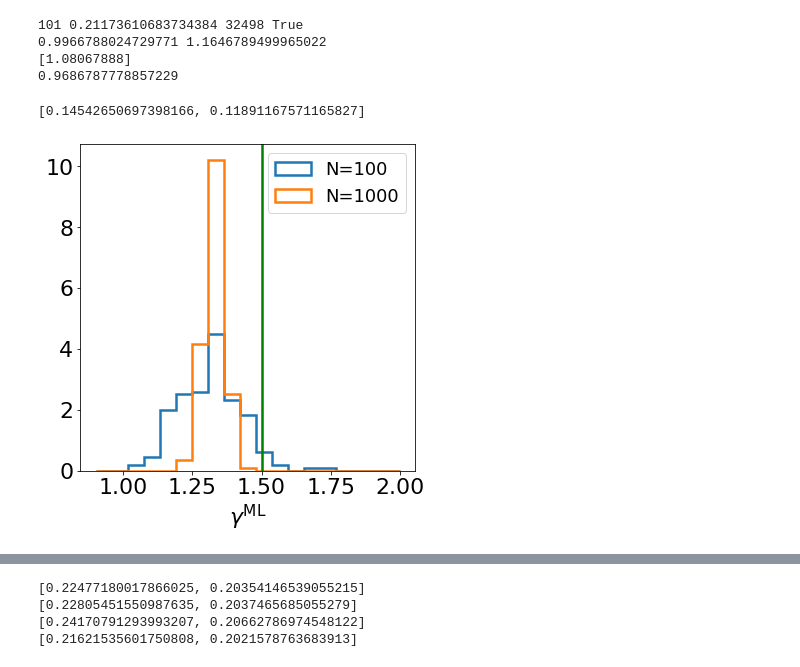
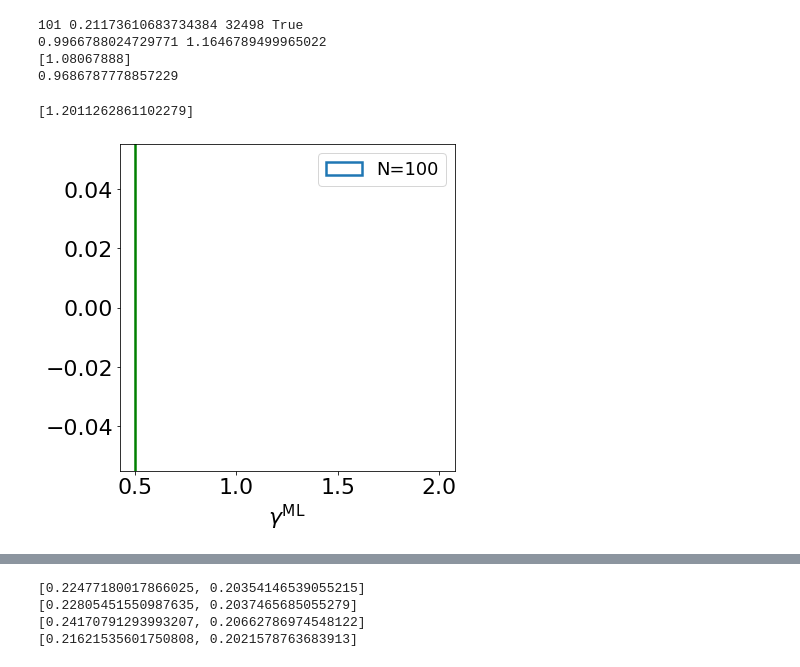
Before and after one commit to mariabenitocst/exoplanets, a Jupyter notebook: jupyter-notebook/testing_2.0.ipynb, the cells around one changed output, grey strips where cells are left out. Drawn from its saved outputs; the diff is of its cells as text; code cells hidden in the pictures.

```diff
--- a/jupyter-notebook/testing_2.0.ipynb
+++ b/jupyter-notebook/testing_2.0.ipynb
@@ -1156,18 +1156,22 @@ array([368.62003601, 327.9049715 , 346.21756213, 371.7328469 ,
        366.85575249, 366.17390798, 348.22931037, 366.52890302,
        368.36362915, 324.97354854, 360.51163611, 365.77764538])
 # %%
-filepath = "/home/mariacst/exoplanets/debug/multinest/power_law/non_linear/out/"
-#filepath = "/home/mariacst/exoplanets/debug/multinest/power_law/out/"
-rank = 25; gamma=0.5; rs=20.
-_file = filepath + "%i/T650_multinest_N1000_sigma0.3_gamma%.1f_rs%.1f_v%ipost_equal_weights.dat"%(rank, gamma, rs, rank)
+filepath = "/hdfs/local/mariacst/2022_exoplanets/results/baseline/"
+rank =1; gamma=1.5; rs=5.
+_file = filepath + "%i/baseline_log_N1000_sigma0.1_gamma%.1f_rs%.1f_v%ipost_equal_weights.dat"%(rank, gamma, rs, rank)
 samples = np.genfromtxt(_file, unpack=True)
 
-_file = filepath + "wider/%i/T650_multinest_N100_sigma0.3_gamma%.1f_rs%.1f_v%ipost_equal_weights.dat"%(rank, gamma, rs, rank)
+#filepath = "/home/mariacst/exoplanets/running/baseline/out/log/"
+_file = filepath + "%i/baseline_log_N1000_sigma0.3_gamma%.1f_rs%.1f_v%ipost_equal_weights.dat"%(rank, gamma, rs, rank)
+samples1 = np.genfromtxt(_file, unpack=True)
+
+gamma=0.8
+_file = filepath + "%i/baseline_log_N1000_sigma0.1_gamma%.1f_rs%.1f_v%ipost_equal_weights.dat"%(rank, gamma, rs, rank)
 samples2 = np.genfromtxt(_file, unpack=True)
 
-#rank=87
-#_file    = filepath + "%i/T650_multinest_N1000_gamma%.1f_rs5.0_v%ipost_equal_weights.dat"%(rank, gamma, rank)
-#samples3 = np.genfromtxt(_file, unpack=True)
+#filepath = "/home/mariacst/exoplanets/running/baseline/out/log/"
+_file = filepath + "%i/baseline_log_N1000_sigma0.3_gamma%.1f_rs%.1f_v%ipost_equal_weights.dat"%(rank, gamma, rs, rank)
+samples3 = np.genfromtxt(_file, unpack=True)
 # %%
 fig, ax = plt.subplots(1, 1, figsize=(10, 10))
 ax.scatter(samples[0], samples[1], marker="x", s=0.1, color="blue")
@@ -1313,31 +1318,31 @@ def return_MAP(samples, nbins=50):
 # %%
-path = "/hdfs/local/mariacst/exoplanets/results/multinest/onlySigmaT/power_law/extra_wider/"
-gamma   = 1.5; rank=200
+path = "/home/mariacst/exoplanets/debug/multinest/power_law/out/extra_wider/"
+gamma   = 0.5; rank=200
 rs      = 5.
-N       = [100, 1000]
+N       = [100]#, 1000]
 MAP     = []
 FSE_MAP = []
 fig, ax = plt.subplots(1, 1, figsize=(6, 6))
 bins=np.linspace(0.9, 2, 20)
 rank=200
 
 for k in range(len(N)):
     MAP.append([])
     for i in range(rank):
-        _file   = path + "%i/T650_multinest_N%i_gamma%.1f_rs%.1f_v%ipost_equal_weights.dat"%(i+1, N[k], gamma, rs, i+1)
+        _file   = path + "%i/T650_multinest_N%i_sigma0.3_gamma%.1f_rs%.1f_v%ipost_equal_weights.dat"%(i+1, N[k], gamma, rs, i+1)
         #print(_file)
         samples = np.genfromtxt(_file, unpack=True)
         MAP[k].append(return_MAP(samples[1]))
 
     MAP[k] = np.array(MAP[k])
 
     ax.hist(MAP[k], histtype="step", bins=bins, lw=2.5, label="N=%i"%N[k], density=True);
     #print(ML[k][:, 1])
     FSE_MAP.append(np.sqrt(1/rank*np.sum(np.power(MAP[k] - gamma, 2)))/gamma)
 
 ax.set_xlabel(r"$\gamma^{\rm ML}$"); ax.legend(fontsize=18)
 ax.axvline(gamma, color="green", lw=2.5)
 print(FSE_MAP)
 # %% [output]
-[0.14542650697398166, 0.11891167571165827]
+[1.2011262861102279]
-[figure, old version]
+[figure, new version]
```
Also changed, not shown: parts of 23 cells of this notebook, 23 other files.
